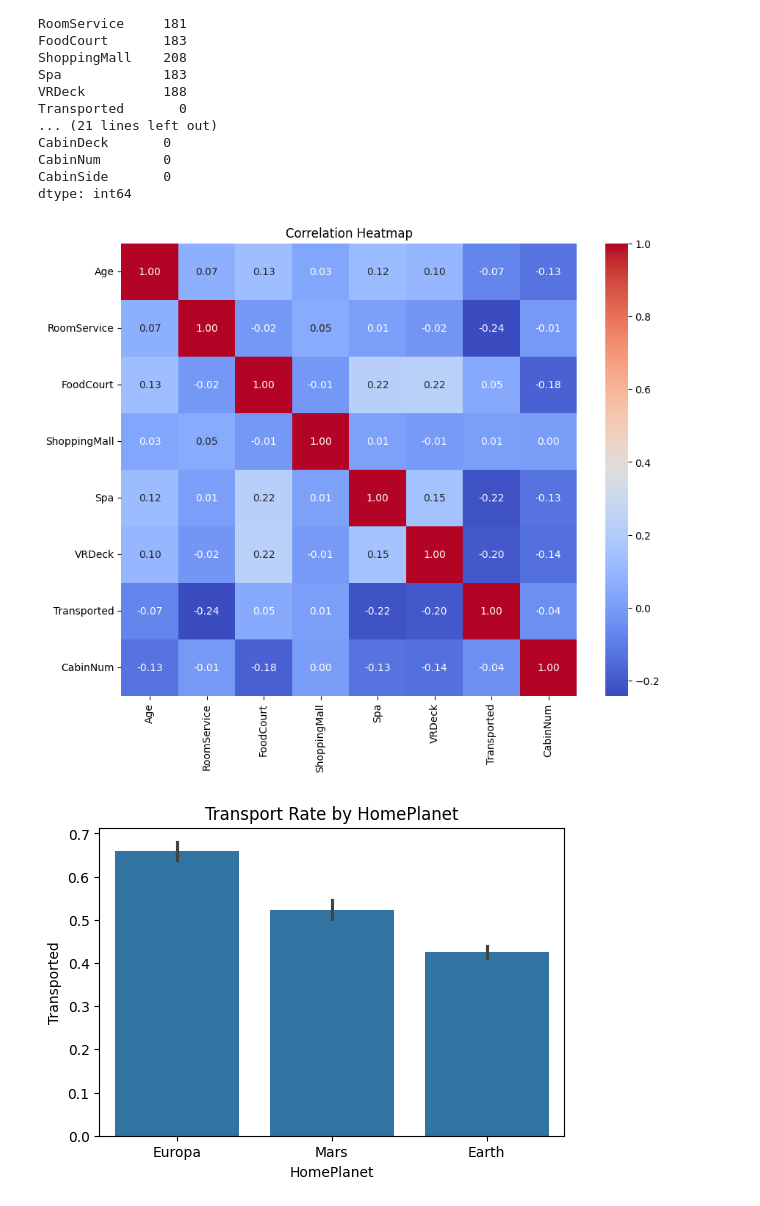
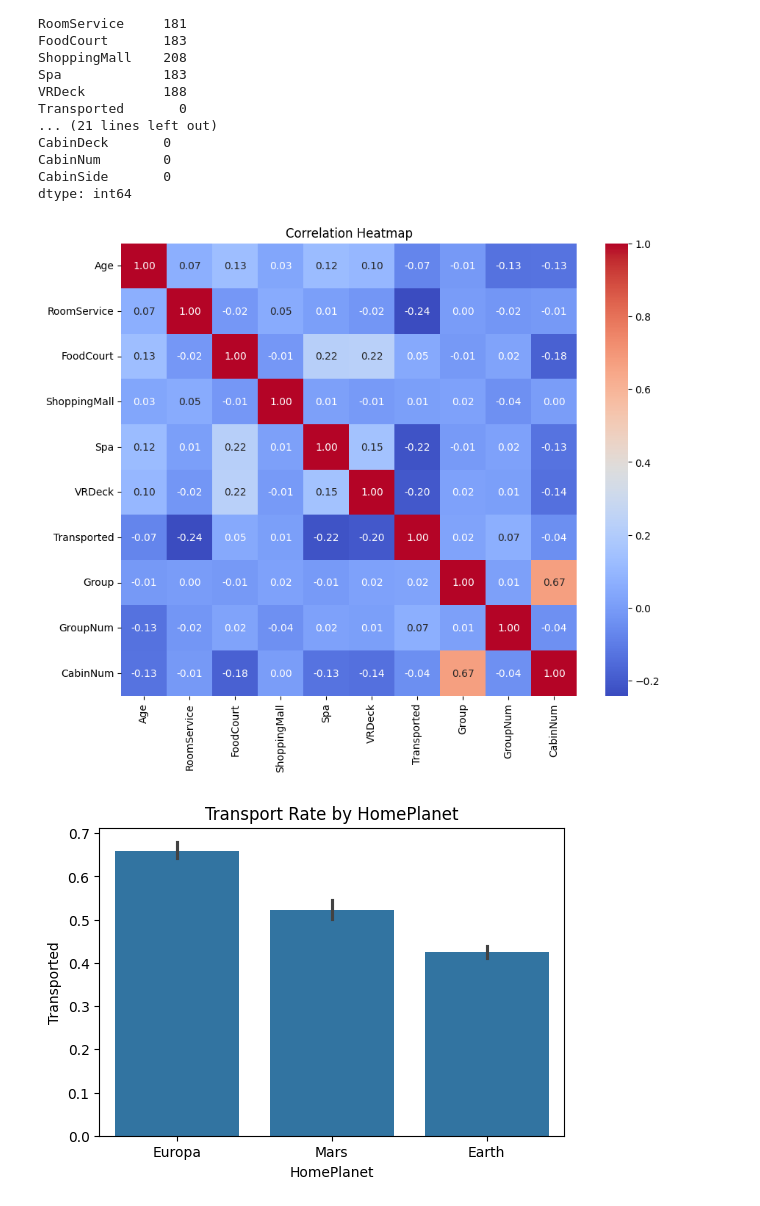
Before and after one commit to ha-d1/spaceship-titantic, a Jupyter notebook: kaylee.ipynb, the cells around one changed output. Saved outputs shown, nothing was run; the diff lists cells and outputs as text; code cells hidden in the pictures.

```diff
--- a/kaylee.ipynb
+++ b/kaylee.ipynb
@@ -86,25 +86,28 @@ dtype: int64
 # %%
 # 3
 import seaborn as sns
 import matplotlib.pyplot as plt
+
+# convert group and groupnum into int
+train[["Group", "GroupNum"]] = train[["Group", "GroupNum"]].astype(int)
 
 # heatmap for numerical features
 plt.figure(figsize=(10, 8))
 sns.heatmap(train.select_dtypes(include="number").corr(), annot=True, fmt=".2f", cmap="coolwarm")
 plt.title("Correlation Heatmap")
 plt.show()
 
 # bar charts for categorical features
 cat_cols = ["HomePlanet", "Destination", "CryoSleep", "VIP", "CabinDeck", "CabinSide"]
 
 for col in cat_cols:
     order = train.groupby(col)["Transported"].mean().sort_values(ascending=False).index
     plt.figure(figsize=(6, 4))
     sns.barplot(x=col, y="Transported", data=train, order=order)
     plt.title(f"Transport Rate by {col}")
     plt.show()
 # %% [output]
-[figure, old version]
+[figure, new version]
 [figure]
 [figure]
 [figure]
```
Also changed, not shown: parts of 4 cells of this notebook.
